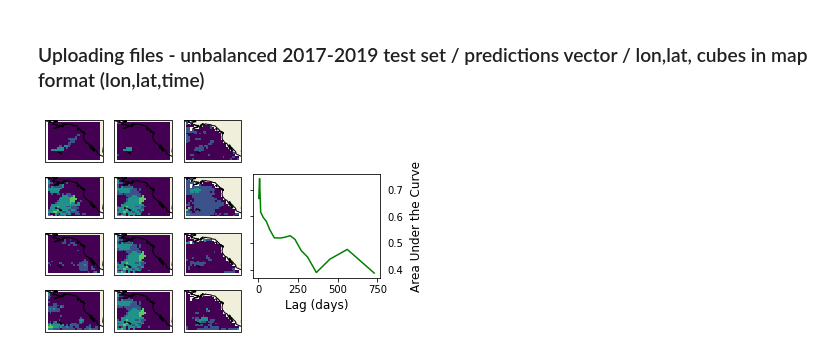
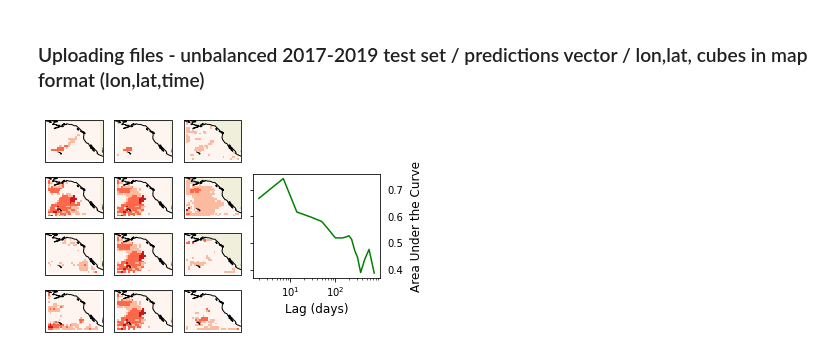
Before and after one commit to KatGiamalaki/Random_Forest_for_MHW, a Jupyter notebook: Prediction_Maps/Prediction_maps.ipynb, the cells around one changed output. Drawn from its saved outputs; the diff is of its cells as text; code cells hidden in the pictures.

```diff
--- a/Prediction_Maps/Prediction_maps.ipynb
+++ b/Prediction_Maps/Prediction_maps.ipynb
@@ -55,7 +55,7 @@ lat = DS.lat
 lons = np.array(DS.lon)
 lats =np.array(DS.lat)
 lon_min=min(lon)
-color='viridis'
+color='Reds'
 
 ax1 = plt.subplot2grid((4, 5), (0, 0), colspan=1, projection=ccrs.PlateCarree())
 plt.pcolormesh(X, Y, cubes_7lag_1, transform=ccrs.PlateCarree(),cmap=plt.cm.get_cmap(color))
@@ -112,31 +112,32 @@ ax9.coastlines(color = 'black')
 ax9.add_feature(cft.LAND)
 
 #13240
 ax10 = plt.subplot2grid((4, 5), (3, 0), colspan=1, projection=ccrs.PlateCarree())
 plt.pcolormesh(X, Y, cubes_560lag , transform=ccrs.PlateCarree(),cmap=plt.cm.get_cmap(color))
 plt.clim(0, 4)
 ax10.coastlines(color = 'black')
 ax10.add_feature(cft.LAND)
 
 ax11 = plt.subplot2grid((4, 5), (3, 1), colspan=1, projection=ccrs.PlateCarree())
 plt.pcolormesh(X, Y, cubes_7lag_4, transform=ccrs.PlateCarree(),cmap=plt.cm.get_cmap(color))
 ax11.coastlines(color = 'black')
 ax11.add_feature(cft.LAND)
 plt.clim(0, 4)
 
 ax12 = plt.subplot2grid((4, 5), (3, 2), colspan=1, projection=ccrs.PlateCarree())
 plt.pcolormesh(X, Y, pm_19_560lag.pred_map_131019_560, transform=ccrs.PlateCarree(), cmap=plt.cm.get_cmap(color))
 plt.clim(0, 4)
 ax12.coastlines(color = 'black')
 ax12.add_feature(cft.LAND)
 
 ax = plt.subplot2grid((4, 5), (1, 3), rowspan=2, colspan=2)
 ax.plot(lags[0],lags[2],'-g')
+plt.xscale('log')
 plt.tick_params(axis='y', which='both', labelleft=False, labelright=True)
 plt.ylabel('Area Under the Curve', labelpad=-170, fontsize=12)
 plt.xlabel('Lag (days)', fontsize=12)
 
 
 plt.show()
 # %% [output]
-[figure, old version]
+[figure, new version]
```
